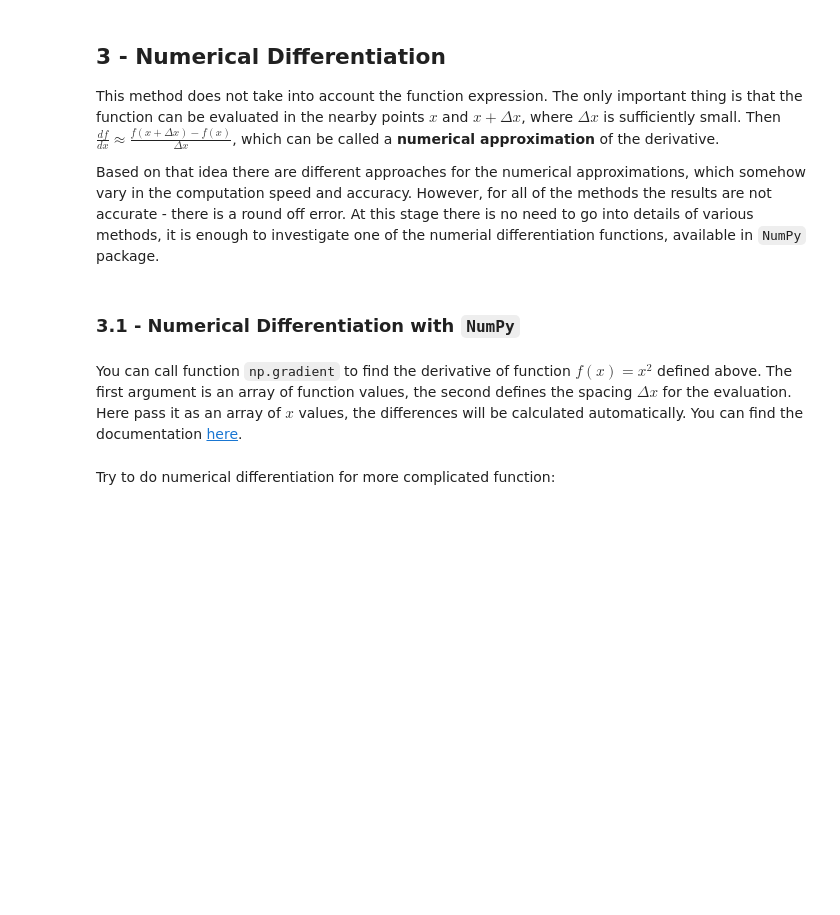
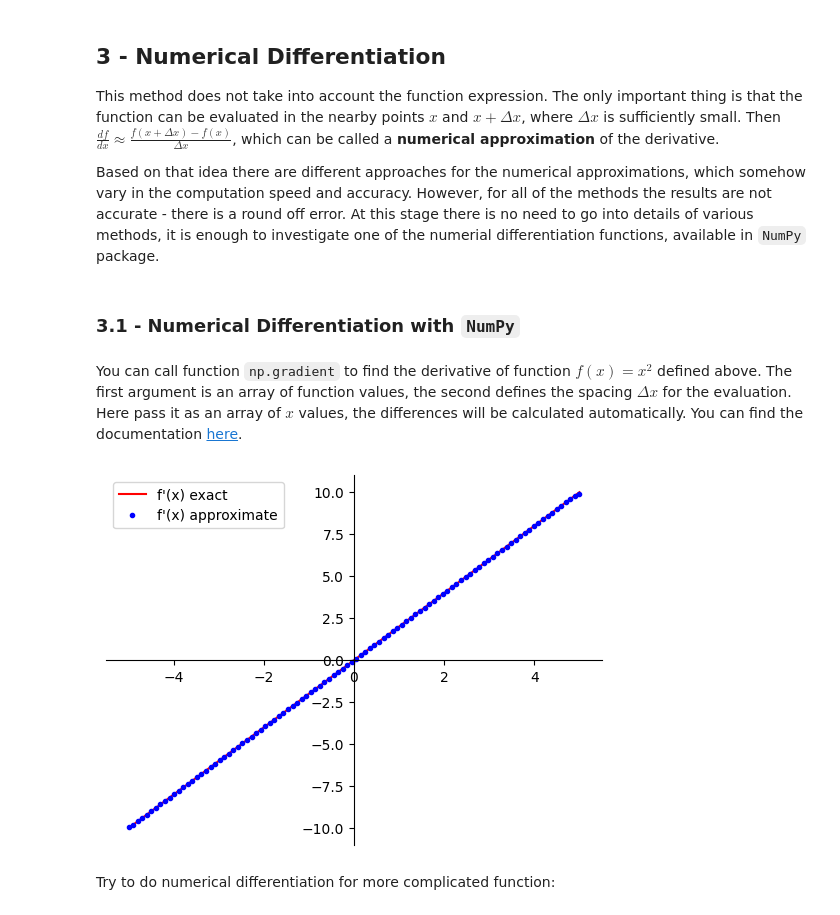
Before and after one commit to ICEY12YX/DEEP_LEARNING, a Jupyter notebook: 04_mathematics/calculus/week01/C2_W1_Lab_1_differentiation_in_python.ipynb, the cells around one changed output. Cells and saved outputs as stored; diff of their text form; code cells hidden in the pictures; blank space fills up the shorter version.

```diff
--- a/04_mathematics/calculus/week01/C2_W1_Lab_1_differentiation_in_python.ipynb
+++ b/04_mathematics/calculus/week01/C2_W1_Lab_1_differentiation_in_python.ipynb
@@ -230,8 +308,12 @@ You can call function `np.gradient` to find the derivative of function $f\left(x
 # %%
 x_array_2 = np.linspace(-5, 5, 100)
 dfdx_numerical = np.gradient(f(x_array_2), x_array_2)
 
-plot_f1_and_f2(dfdx_symb_numpy, dfdx_numerical, label1="f'(x) exact", label2="f'(x) approximate")
+plot_f1_and_f2(
+    dfdx_symb_numpy, dfdx_numerical, label1="f'(x) exact", label2="f'(x) approximate"
+)
+# %% [output]
+[figure, added]
 # %% [markdown]
 Try to do numerical differentiation for more complicated function:
 # %%
```
Also changed, not shown: parts of 41 cells of this notebook, 3 other files.
